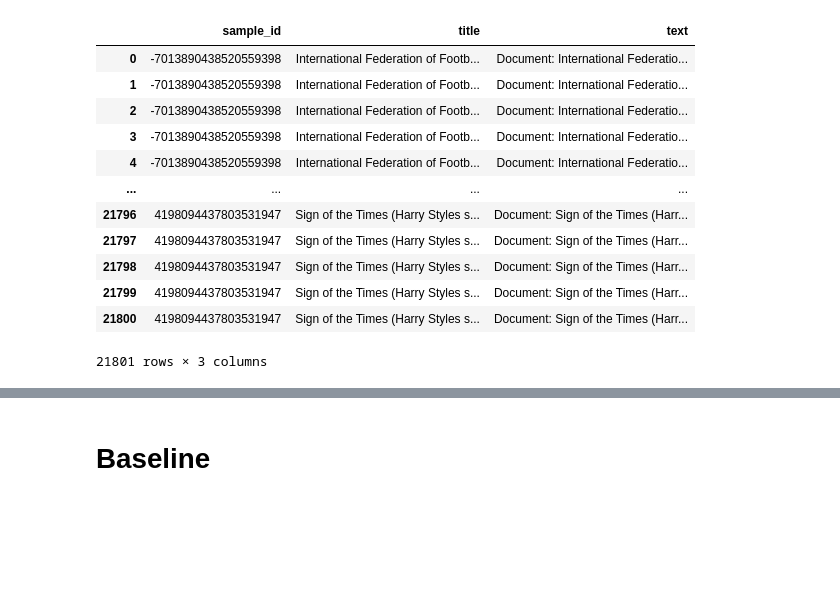
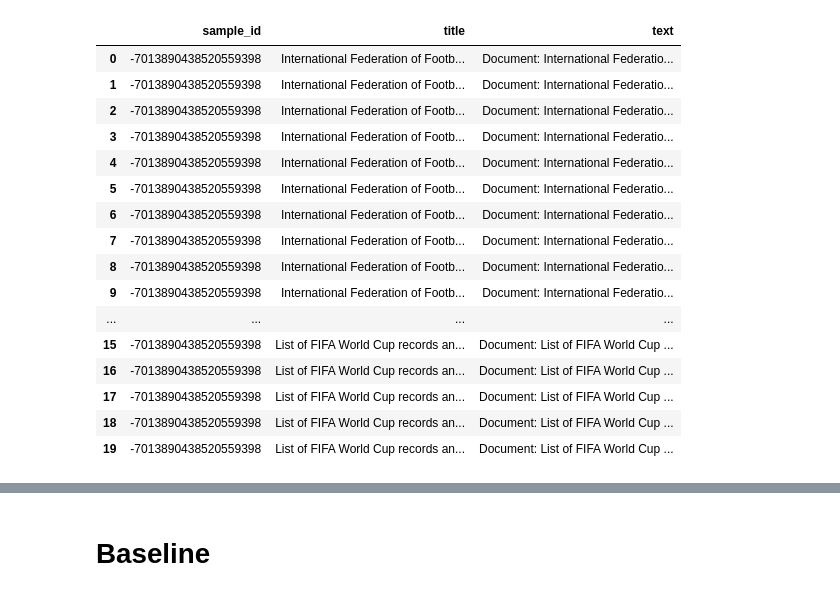
Before and after one commit to lab-paper-code/QriousRAG, a Jupyter notebook: model/answer_rag.ipynb, the cells around one changed output, grey strips where cells are left out. Saved outputs shown, nothing was run; the diff lists cells and outputs as text; code cells hidden in the pictures; blank space fills up the shorter version.

```diff
--- a/model/answer_rag.ipynb
+++ b/model/answer_rag.ipynb
@@ -200,21 +221,25 @@ evidence_text
 # %%
 evidence_eval_path = f'{data_dir}/test/evidence_test_eval.csv'
 eval_df = pd.read_csv(evidence_eval_path)
-eval_df
+eval_df.head(20)
 # %% [output]
 |  | sample_id | title | text |
 | 0 | -7013890438520559398 | International Federation of Footb... | Document: International Federatio... |
 | 1 | -7013890438520559398 | International Federation of Footb... | Document: International Federatio... |
 | 2 | -7013890438520559398 | International Federation of Footb... | Document: International Federatio... |
 | 3 | -7013890438520559398 | International Federation of Footb... | Document: International Federatio... |
 | 4 | -7013890438520559398 | International Federation of Footb... | Document: International Federatio... |
+| 5 | -7013890438520559398 | International Federation of Footb... | Document: International Federatio... |
+| 6 | -7013890438520559398 | International Federation of Footb... | Document: International Federatio... |
+| 7 | -7013890438520559398 | International Federation of Footb... | Document: International Federatio... |
+| 8 | -7013890438520559398 | International Federation of Footb... | Document: International Federatio... |
+| 9 | -7013890438520559398 | International Federation of Footb... | Document: International Federatio... |
 | ... | ... | ... | ... |
-| 21796 | 4198094437803531947 | Sign of the Times (Harry Styles s... | Document: Sign of the Times (Harr... |
-| 21797 | 4198094437803531947 | Sign of the Times (Harry Styles s... | Document: Sign of the Times (Harr... |
-| 21798 | 4198094437803531947 | Sign of the Times (Harry Styles s... | Document: Sign of the Times (Harr... |
-| 21799 | 4198094437803531947 | Sign of the Times (Harry Styles s... | Document: Sign of the Times (Harr... |
-| 21800 | 4198094437803531947 | Sign of the Times (Harry Styles s... | Document: Sign of the Times (Harr... |
+| 15 | -7013890438520559398 | List of FIFA World Cup records an... | Document: List of FIFA World Cup ... |
+| 16 | -7013890438520559398 | List of FIFA World Cup records an... | Document: List of FIFA World Cup ... |
+| 17 | -7013890438520559398 | List of FIFA World Cup records an... | Document: List of FIFA World Cup ... |
+| 18 | -7013890438520559398 | List of FIFA World Cup records an... | Document: List of FIFA World Cup ... |
+| 19 | -7013890438520559398 | List of FIFA World Cup records an... | Document: List of FIFA World Cup ... |
-21801 rows × 3 columns
 # %%
 def match_sample_id(query_id, doc_id):
     query_sample_id=qa_df.loc[query_id,'sample_id']
```
Also changed, not shown: parts of 46 cells of this notebook, 12 other files.
